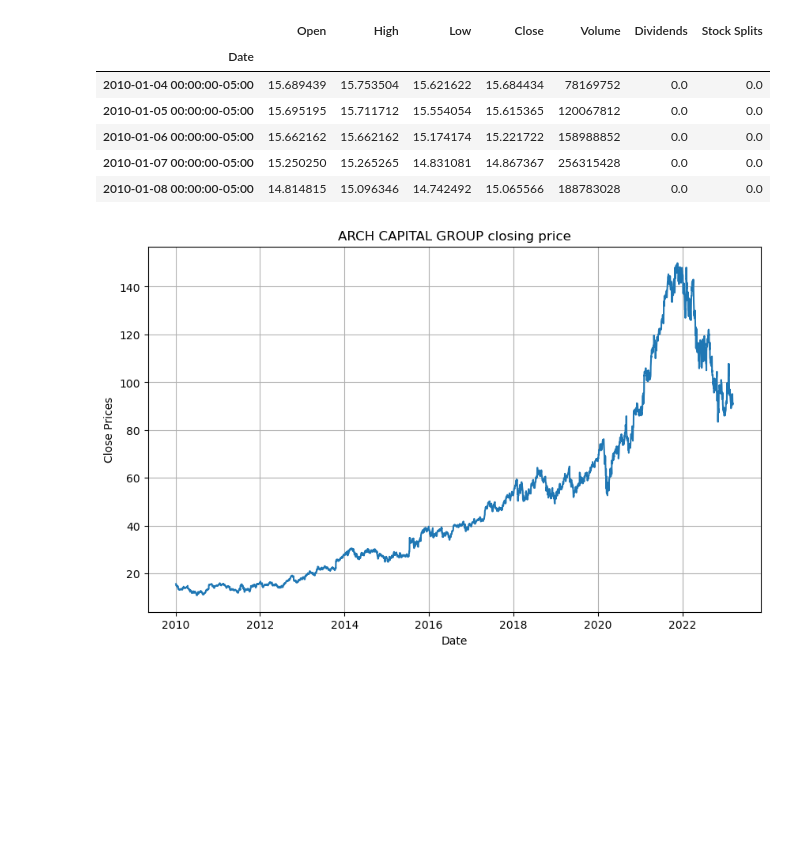
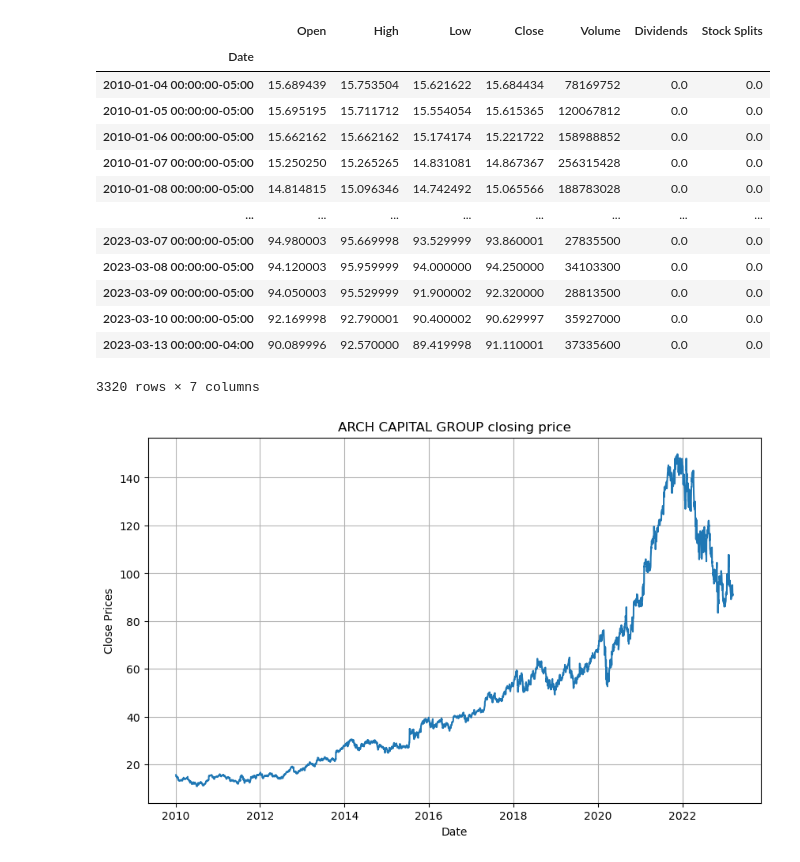
Before and after one commit to dimiphoton/my-learning-time-series, a Jupyter notebook: finance/arma.ipynb, the cells around one changed output. Drawn from its saved outputs; the diff is of its cells as text; code cells hidden in the pictures; blank space fills up the shorter version.

```diff
--- a/finance/arma.ipynb
+++ b/finance/arma.ipynb
@@ -21,17 +21,24 @@ tickerSymbol = 'GOOGL'
 tickerData = yf.Ticker(tickerSymbol)
 
 # Get the historical prices for this ticker
-stock_data = tickerData.history(period='1d', start='2010-1-1', end='2023-3-14')
+stock_data = tickerData.history(period='1wk', start='2010-1-1', end='2023-3-14')
 # %%
-stock_data.head()
+stock_data
 # %% [output]
 |  | Open | High | Low | Close | Volume | Dividends | Stock Splits |
 | Date |  |  |  |  |  |  |  |
 | 2010-01-04 00:00:00-05:00 | 15.689439 | 15.753504 | 15.621622 | 15.684434 | 78169752 | 0.0 | 0.0 |
 | 2010-01-05 00:00:00-05:00 | 15.695195 | 15.711712 | 15.554054 | 15.615365 | 120067812 | 0.0 | 0.0 |
 | 2010-01-06 00:00:00-05:00 | 15.662162 | 15.662162 | 15.174174 | 15.221722 | 158988852 | 0.0 | 0.0 |
 | 2010-01-07 00:00:00-05:00 | 15.250250 | 15.265265 | 14.831081 | 14.867367 | 256315428 | 0.0 | 0.0 |
 | 2010-01-08 00:00:00-05:00 | 14.814815 | 15.096346 | 14.742492 | 15.065566 | 188783028 | 0.0 | 0.0 |
+| ... | ... | ... | ... | ... | ... | ... | ... |
+| 2023-03-07 00:00:00-05:00 | 94.980003 | 95.669998 | 93.529999 | 93.860001 | 27835500 | 0.0 | 0.0 |
+| 2023-03-08 00:00:00-05:00 | 94.120003 | 95.959999 | 94.000000 | 94.250000 | 34103300 | 0.0 | 0.0 |
+| 2023-03-09 00:00:00-05:00 | 94.050003 | 95.529999 | 91.900002 | 92.320000 | 28813500 | 0.0 | 0.0 |
+| 2023-03-10 00:00:00-05:00 | 92.169998 | 92.790001 | 90.400002 | 90.629997 | 35927000 | 0.0 | 0.0 |
+| 2023-03-13 00:00:00-04:00 | 90.089996 | 92.570000 | 89.419998 | 91.110001 | 37335600 | 0.0 | 0.0 |
+3320 rows × 7 columns
 # %%
 #plot close price
 plt.figure(figsize=(10,6))
```
Also changed, not shown: parts of 4 cells of this notebook, 1 other file.
